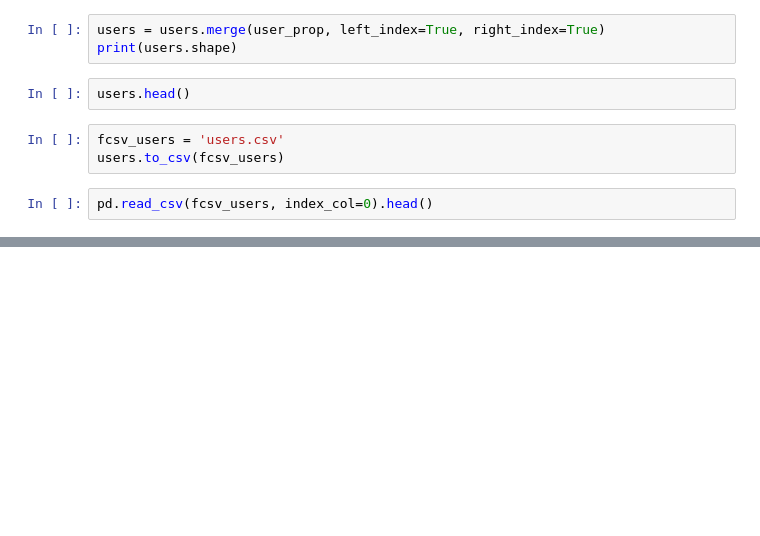
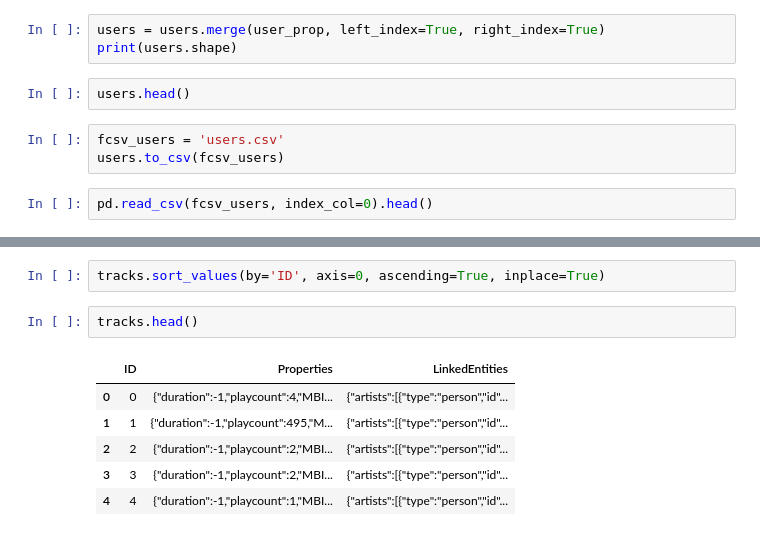
Before and after one commit to chengsoonong/digbeta, a Jupyter notebook: ssvm/idomaar2csv.ipynb, the cells around one changed output, grey strips where cells are left out. Saved outputs shown, nothing was run; the diff lists cells and outputs as text; blank space fills up the shorter version.

```diff
--- a/ssvm/idomaar2csv.ipynb
+++ b/ssvm/idomaar2csv.ipynb
@@ -165,0 +307,11 @@ pd.read_csv(fcsv_users, index_col=0).head()
+# %%
+tracks.sort_values(by='ID', axis=0, ascending=True, inplace=True)
+# %%
+tracks.head()
+# %% [output]
+|  | ID | Properties | LinkedEntities |
+| 0 | 0 | {"duration":-1,"playcount":4,"MBI... | {"artists":[{"type":"person","id"... |
+| 1 | 1 | {"duration":-1,"playcount":495,"M... | {"artists":[{"type":"person","id"... |
+| 2 | 2 | {"duration":-1,"playcount":2,"MBI... | {"artists":[{"type":"person","id"... |
+| 3 | 3 | {"duration":-1,"playcount":2,"MBI... | {"artists":[{"type":"person","id"... |
+| 4 | 4 | {"duration":-1,"playcount":1,"MBI... | {"artists":[{"type":"person","id"... |
```
Also changed, not shown: parts of 48 cells of this notebook.
